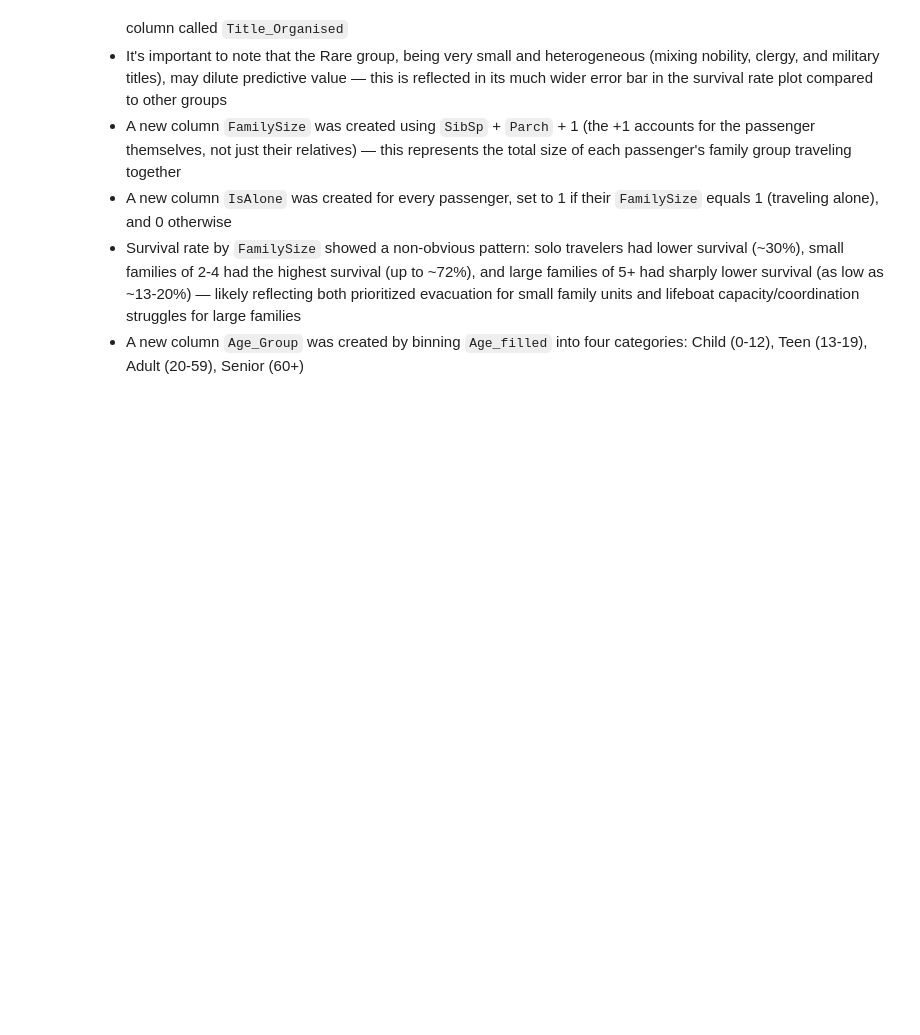
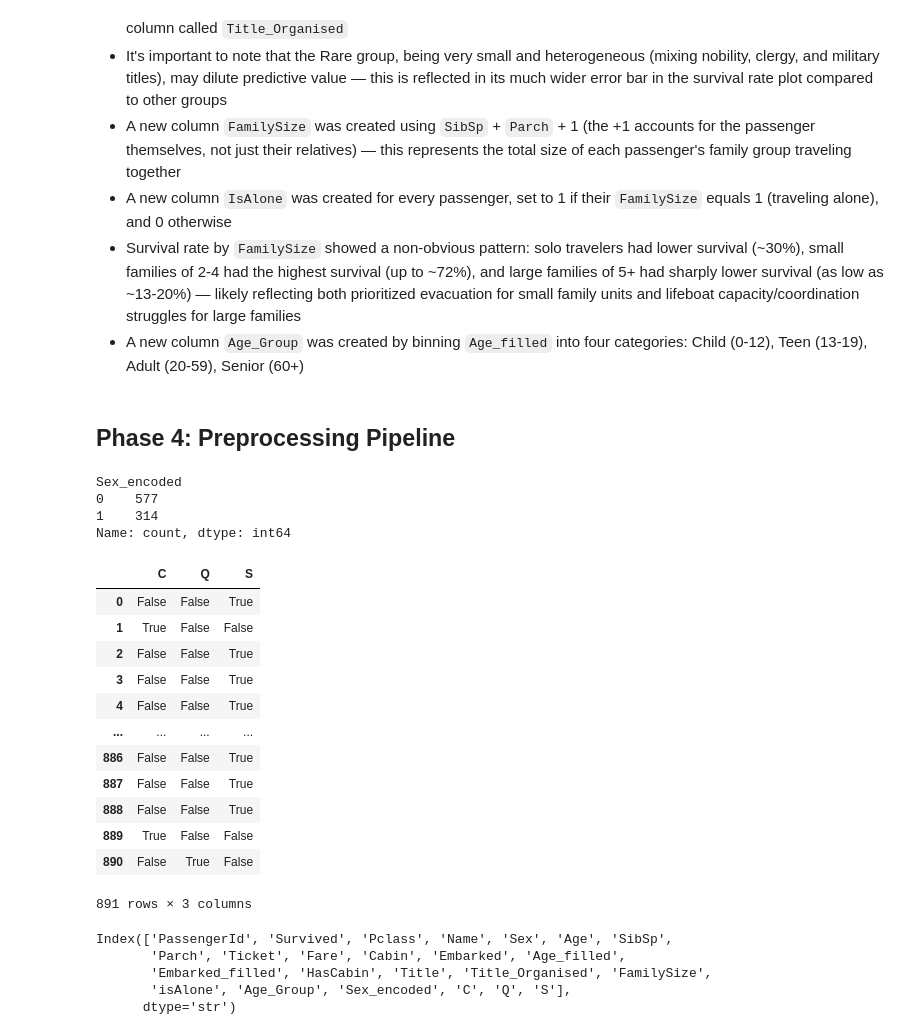
Before and after one commit to dimkon02/Titanic-ML-project, a Jupyter notebook: notebooks/01_exploration.ipynb, the cells around one changed output. Cells and saved outputs as stored; diff of their text form; code cells hidden in the pictures; blank space fills up the shorter version.

Commit message:
Completed feature selection & encoding; begin preprocessing.py

```diff
--- a/notebooks/exploration.ipynb
+++ b/notebooks/01_exploration.ipynb
@@ -408,3 +411,30 @@ plt.show()
 - A new column `IsAlone` was created for every passenger, set to 1 if their `FamilySize` equals 1 (traveling alone), and 0 otherwise
 - Survival rate by `FamilySize` showed a non-obvious pattern: solo travelers had lower survival (~30%), small families of 2-4 had the highest survival (up to ~72%), and large families of 5+ had sharply lower survival (as low as ~13-20%) — likely reflecting both prioritized evacuation for small family units and lifeboat capacity/coordination struggles for large families
 - A new column `Age_Group` was created by binning `Age_filled` into four categories: Child (0-12), Teen (13-19), Adult (20-59), Senior (60+)
+# %% [markdown]
+## Phase 4: Preprocessing Pipeline
+# %%
+df['Sex_encoded'] = df['Sex'].replace({'male': 0, 'female': 1})
+# %%
+df['Sex_encoded'].value_counts()
+# %% [output]
+Sex_encoded
+0    577
+1    314
+Name: count, dtype: int64
+# %%
+pd.get_dummies(df['Embarked_filled'])
+# %% [output]
+|  | C | Q | S |
+| 0 | False | False | True |
+| 1 | True | False | False |
+| 2 | False | False | True |
+| 3 | False | False | True |
+| 4 | False | False | True |
+| ... | ... | ... | ... |
+| 886 | False | False | True |
+| 887 | False | False | True |
+| 888 | False | False | True |
+| 889 | True | False | False |
+| 890 | False | True | False |
+891 rows × 3 columns
@@ -410,0 +443,8 @@ plt.show()
+# %%
+df.columns
+# %% [output]
+Index(['PassengerId', 'Survived', 'Pclass', 'Name', 'Sex', 'Age', 'SibSp',
+       'Parch', 'Ticket', 'Fare', 'Cabin', 'Embarked', 'Age_filled',
+       'Embarked_filled', 'HasCabin', 'Title', 'Title_Organised', 'FamilySize',
+       'isAlone', 'Age_Group', 'Sex_encoded', 'C', 'Q', 'S'],
+      dtype='str')
```
Also changed, not shown: parts of 28 cells of this notebook, 1 other file.
